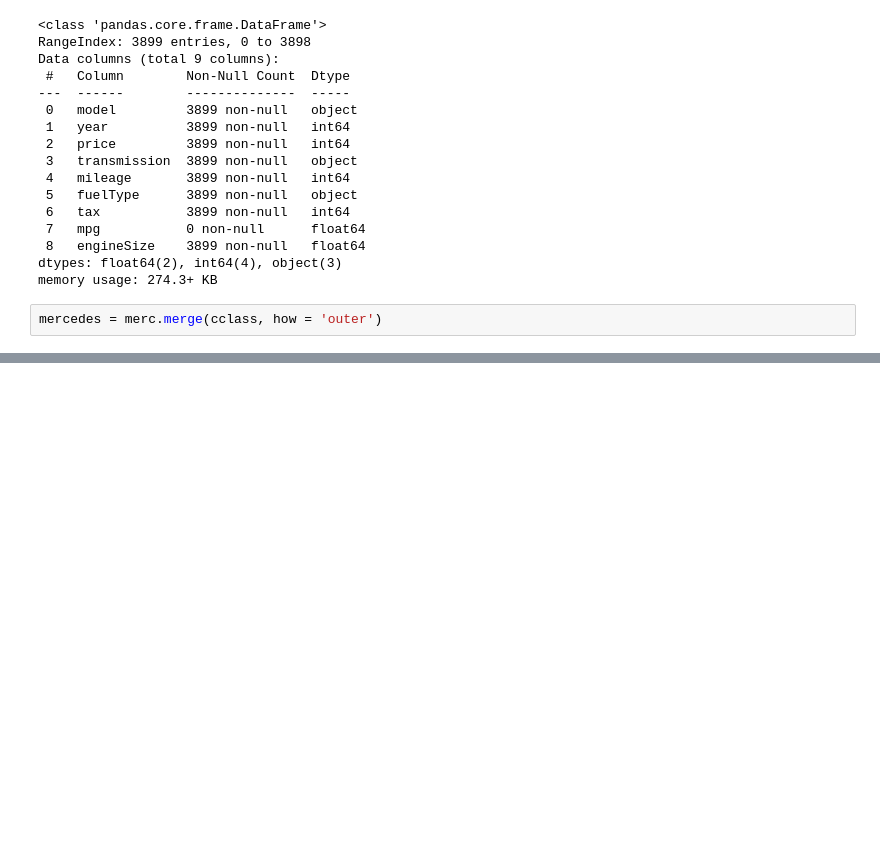
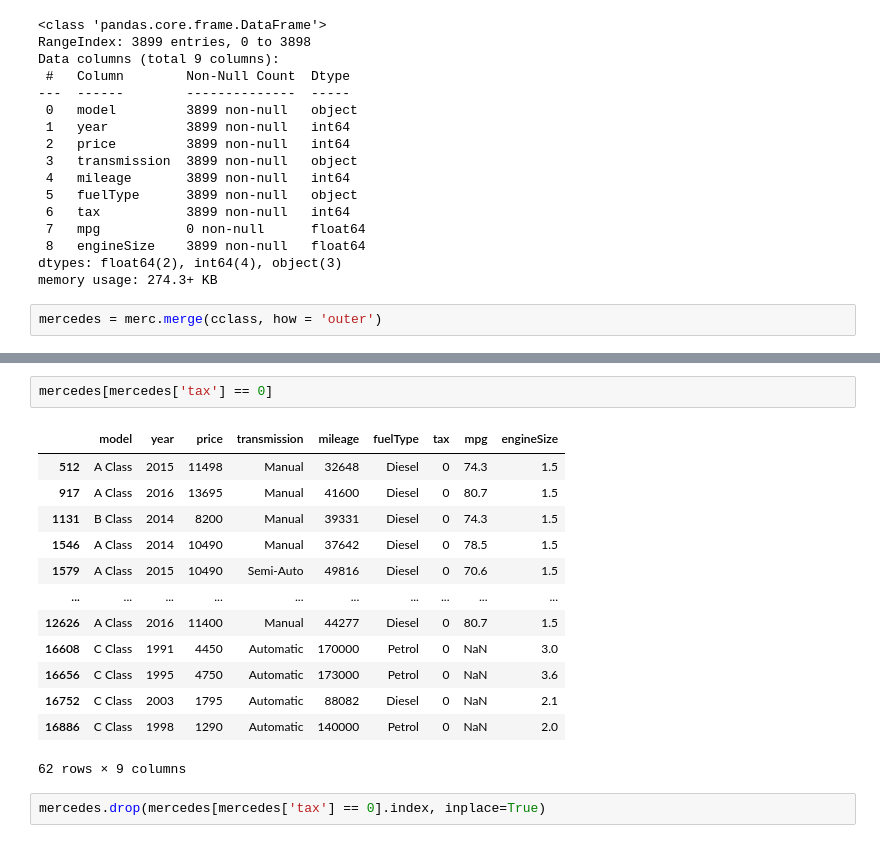
Before and after one commit to d-widyantama/ML-Regression-UsedCarsPrediction-finpro-alpha, a Jupyter notebook: 1-Data Preparation.ipynb, the cells around one changed output, grey strips where cells are left out. Saved outputs shown, nothing was run; the diff lists cells and outputs as text; blank space fills up the shorter version.

```diff
--- a/1-Data Preparation.ipynb
+++ b/1-Data Preparation.ipynb
@@ -245,0 +294,18 @@ Name: count, dtype: int64
+# %%
+mercedes[mercedes['tax'] == 0]
+# %% [output]
+|  | model | year | price | transmission | mileage | fuelType | tax | mpg | engineSize |
+| 512 | A Class | 2015 | 11498 | Manual | 32648 | Diesel | 0 | 74.3 | 1.5 |
+| 917 | A Class | 2016 | 13695 | Manual | 41600 | Diesel | 0 | 80.7 | 1.5 |
+| 1131 | B Class | 2014 | 8200 | Manual | 39331 | Diesel | 0 | 74.3 | 1.5 |
+| 1546 | A Class | 2014 | 10490 | Manual | 37642 | Diesel | 0 | 78.5 | 1.5 |
+| 1579 | A Class | 2015 | 10490 | Semi-Auto | 49816 | Diesel | 0 | 70.6 | 1.5 |
+| ... | ... | ... | ... | ... | ... | ... | ... | ... | ... |
+| 12626 | A Class | 2016 | 11400 | Manual | 44277 | Diesel | 0 | 80.7 | 1.5 |
+| 16608 | C Class | 1991 | 4450 | Automatic | 170000 | Petrol | 0 | NaN | 3.0 |
+| 16656 | C Class | 1995 | 4750 | Automatic | 173000 | Petrol | 0 | NaN | 3.6 |
+| 16752 | C Class | 2003 | 1795 | Automatic | 88082 | Diesel | 0 | NaN | 2.1 |
+| 16886 | C Class | 1998 | 1290 | Automatic | 140000 | Petrol | 0 | NaN | 2.0 |
+62 rows × 9 columns
+# %%
+mercedes.drop(mercedes[mercedes['tax'] == 0].index, inplace=True)
```
Also changed, not shown: parts of 6 cells of this notebook.
